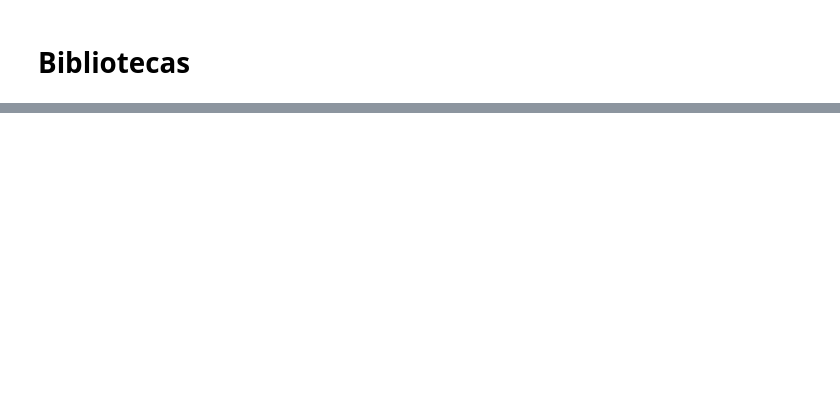
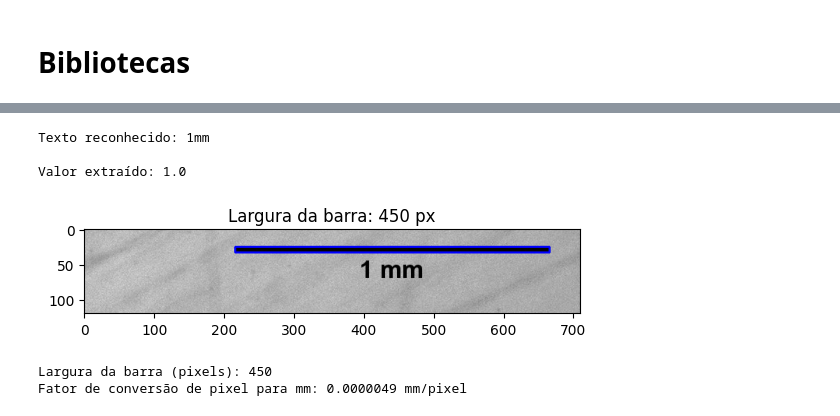
Before and after one commit to andre-aracaetano/cigarette-butt-toxicity-with-llm, a Jupyter notebook: analisador_pigmentacao/script_final.ipynb, the cells around one changed output, grey strips where cells are left out. Drawn from its saved outputs; the diff is of its cells as text; code cells hidden in the pictures; blank space fills up the shorter version.

```diff
--- a/analisador_pigmentacao/script_final.ipynb
+++ b/analisador_pigmentacao/script_final.ipynb
@@ -283,0 +259,53 @@ Area Pigmentada: 19134 um2
+# %%
+barra_escala = img_preview.copy()
+barra_escala = barra_escala[1800:barra_escala.shape[0],1850:barra_escala.shape[1]]
+
+barra_escala = cv2.cvtColor(barra_escala, cv2.COLOR_BGR2GRAY)
+
+_, thresh = cv2.threshold(barra_escala, 50, 255, cv2.THRESH_BINARY_INV)
+
+thresh = cv2.cvtColor(thresh, cv2.COLOR_GRAY2BGR)
+thresh = cv2.cvtColor(thresh, cv2.COLOR_BGR2GRAY)
+
+contours, _ = cv2.findContours(thresh, cv2.RETR_EXTERNAL, cv2.CHAIN_APPROX_SIMPLE)
+
+largest_contour = max(contours, key=cv2.contourArea)
+
+x, y, w, h = cv2.boundingRect(largest_contour)
+
+img_color = cv2.cvtColor(barra_escala, cv2.COLOR_GRAY2BGR)
+cv2.rectangle(img_color, (x, y), (x+w, y+h), (0, 0, 255), 2)
+
+custom_config = r'--oem 3 --psm 6 -c tessedit_char_whitelist=0123456789.umµ'
+
+texto = pytesseract.image_to_string(barra_escala, config=custom_config)
+print("Texto reconhecido:", texto)
+
+match = re.search(r'\d+(?:\.\d+)?', texto)
+
+if match:
+    valor = float(match.group())
+    print("Valor extraído:", valor)
+else:
+    print("Número não encontrado")
+
+
+plt.imshow(img_color)
+plt.title(f'Largura da barra: {w} px')
+plt.show()
+
+print(f'Largura da barra (pixels): {w}')
+
+fator_conversao = valor/w
+fator_conversao = fator_conversao*fator_conversao
+
+print(f'Fator de conversão de pixel para mm: {fator_conversao:.7f} mm/pixel')
+
+fator_conversao = 0.0000049
+# %% [output]
+Texto reconhecido: 1mm
+
+Valor extraído: 1.0
+[figure, added]
+Largura da barra (pixels): 450
+Fator de conversão de pixel para mm: 0.0000049 mm/pixel
```
Also changed, not shown: parts of 15 cells of this notebook.
